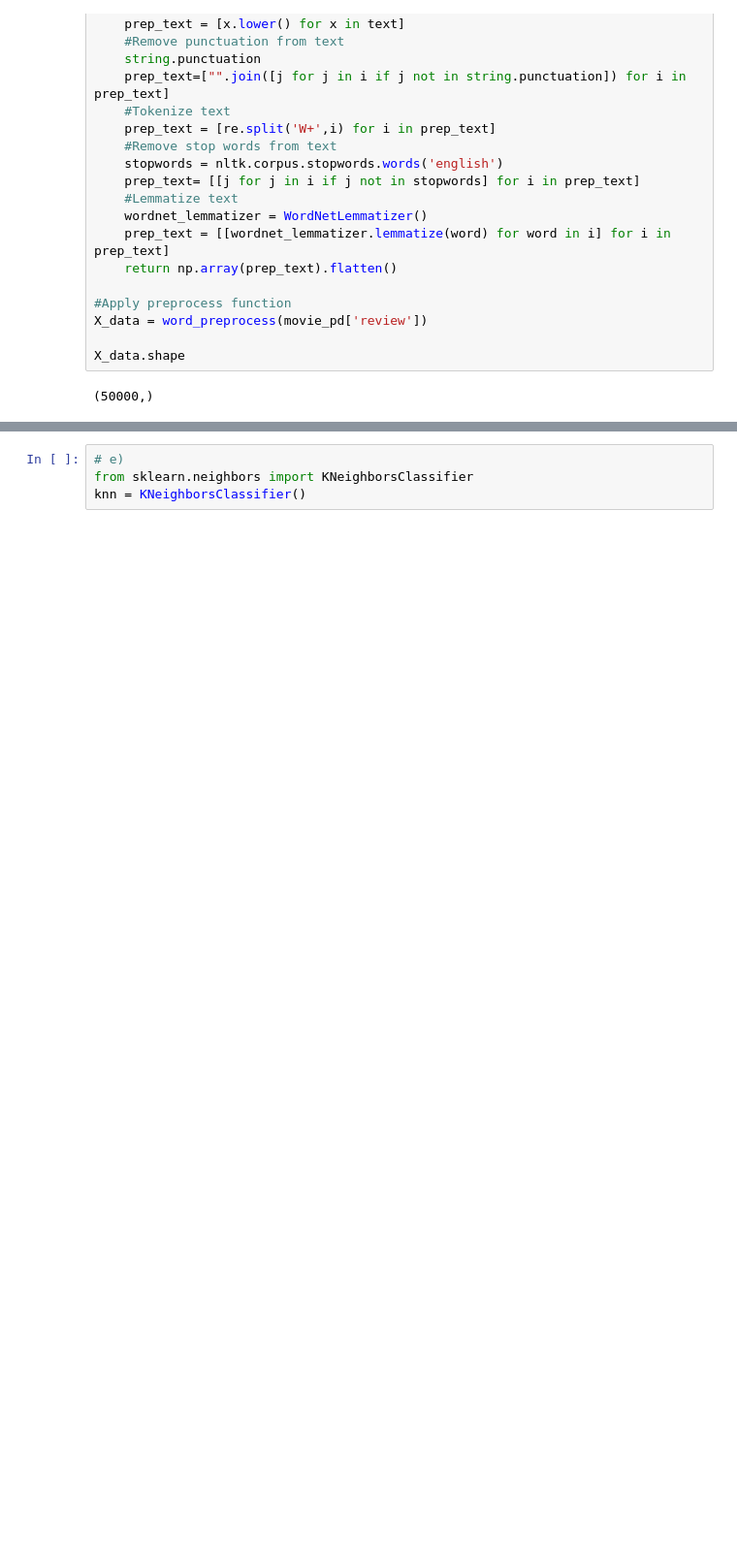
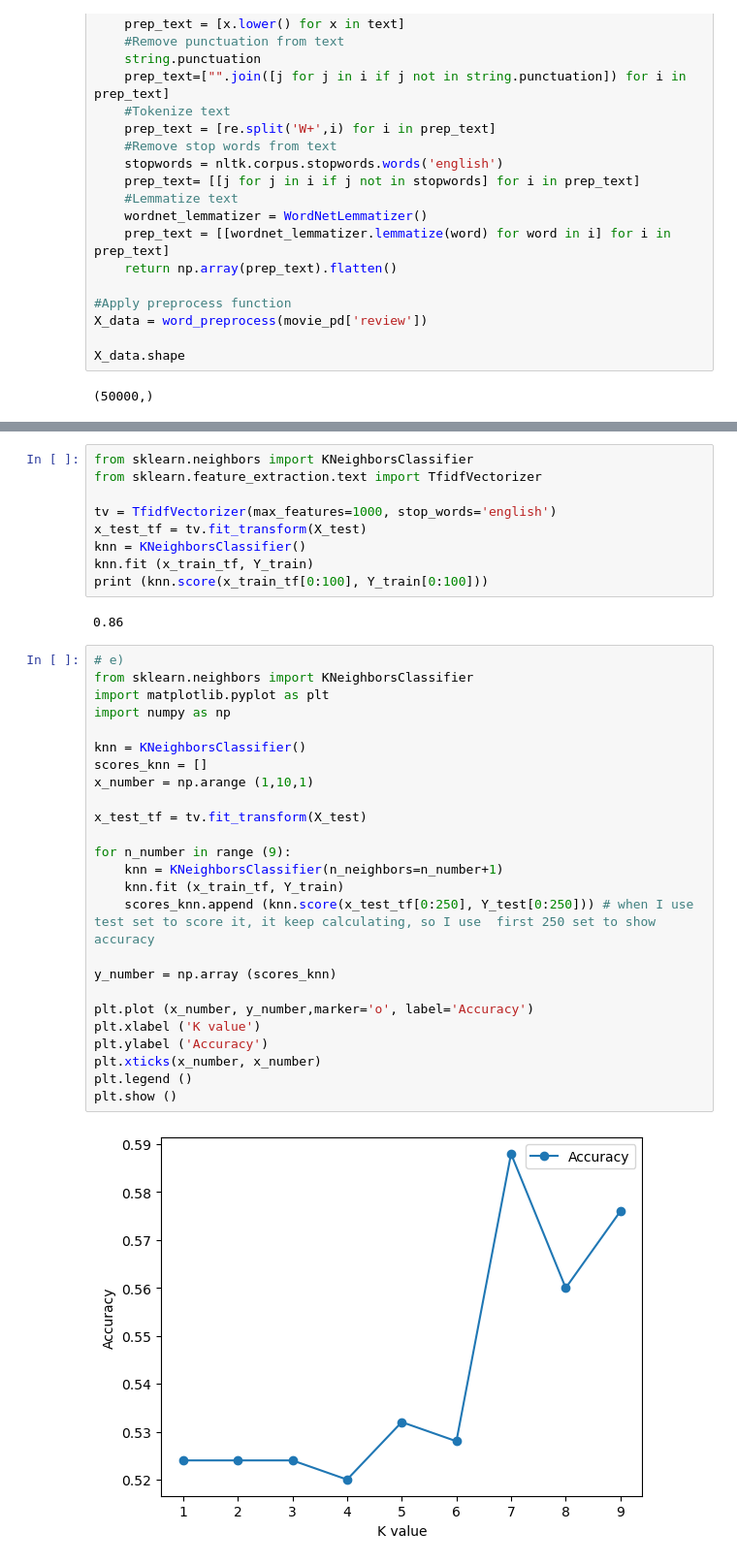
Before and after one commit to lc0312/COSC502, a Jupyter notebook: finalproject_Liu.ipynb, the cells around one changed output, grey strips where cells are left out. Shown at 97% size. Cells and saved outputs as stored; diff of their text form; blank space fills up the shorter version.

```diff
--- a/finalproject_Liu.ipynb
+++ b/finalproject_Liu.ipynb
@@ -407,4 +409,38 @@ print (x_train_tf[0:50])
-# %%
-# e)
-from sklearn.neighbors import KNeighborsClassifier
-knn = KNeighborsClassifier()
+# %%
+from sklearn.neighbors import KNeighborsClassifier
+from sklearn.feature_extraction.text import TfidfVectorizer
+
+tv = TfidfVectorizer(max_features=1000, stop_words='english')
+x_test_tf = tv.fit_transform(X_test)
+knn = KNeighborsClassifier()
+knn.fit (x_train_tf, Y_train)
+print (knn.score(x_train_tf[0:100], Y_train[0:100]))
+# %% [output]
+0.86
+# %%
+# e)
+from sklearn.neighbors import KNeighborsClassifier
+import matplotlib.pyplot as plt
+import numpy as np
+
+knn = KNeighborsClassifier()
+scores_knn = []
+x_number = np.arange (1,10,1)
+
+x_test_tf = tv.fit_transform(X_test)
+
+for n_number in range (9):
+    knn = KNeighborsClassifier(n_neighbors=n_number+1)
+    knn.fit (x_train_tf, Y_train)
+    scores_knn.append (knn.score(x_test_tf[0:250], Y_test[0:250])) # when I use test set to score it, it keep calculating, so I use  first 250 set to show accuracy
+
+y_number = np.array (scores_knn)
+
+plt.plot (x_number, y_number,marker='o', label='Accuracy')
+plt.xlabel ('K value')
+plt.ylabel ('Accuracy')
+plt.xticks(x_number, x_number)
+plt.legend ()
+plt.show ()
+# %% [output]
+[figure, added]
```
Also changed, not shown: parts of 11 cells of this notebook.
